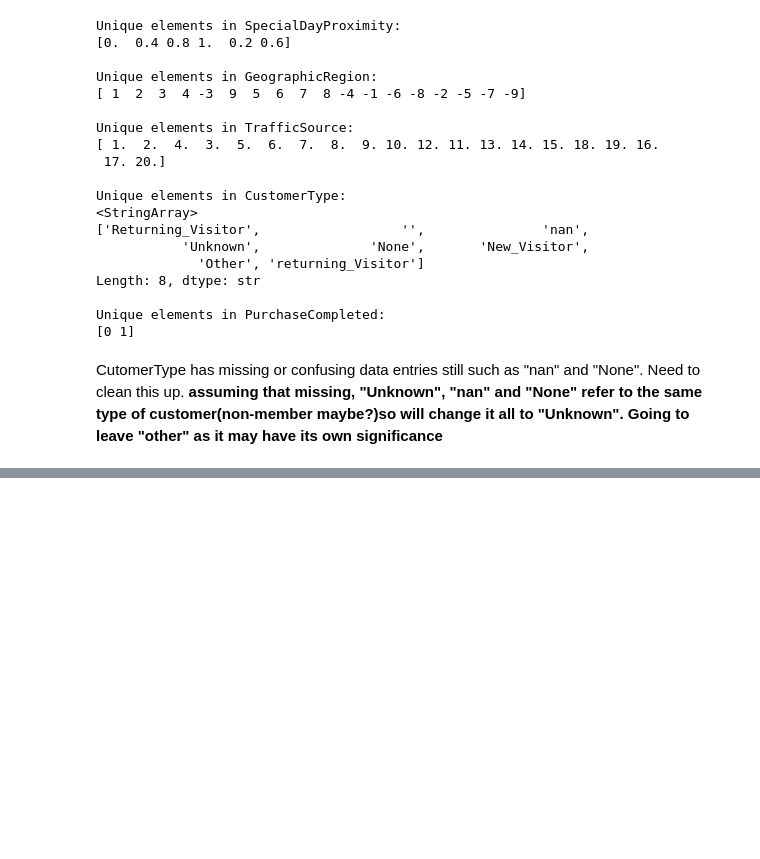
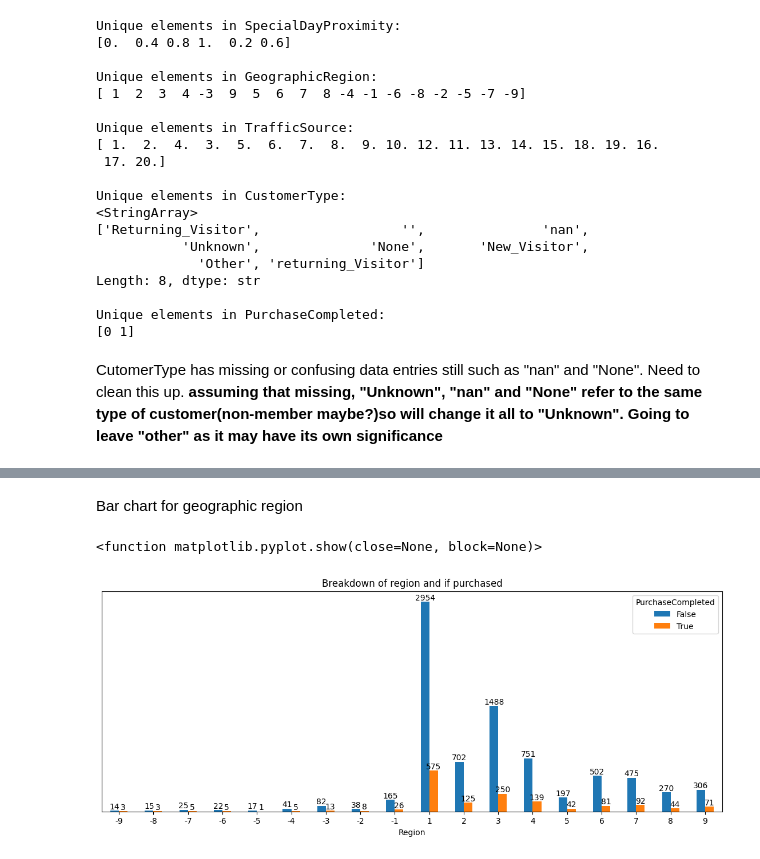
Before and after one commit to R00k3y/EDA_ML_Ecommerce, a Jupyter notebook: eda.ipynb, the cells around one changed output, grey strips where cells are left out. Saved outputs shown, nothing was run; the diff lists cells and outputs as text; code cells hidden in the pictures; blank space fills up the shorter version.

```diff
--- a/eda.ipynb
+++ b/eda.ipynb
@@ -207,0 +293,18 @@ df_cat = df_clean[['SpecialDayProximity', 'GeographicRegion', 'TrafficSource', '
+# %% [markdown]
+Bar chart for geographic region
+# %%
+crosstab_geo = pd.crosstab(index=df_cat['GeographicRegion'], columns=df_cat['PurchaseCompleted'])
+cross_geo_plot = crosstab_geo.plot(kind= 'bar', figsize=(14,5)) # make the chart output wider since this one has many x variables
+
+for g in cross_geo_plot.containers:
+    cross_geo_plot.bar_label(g)
+
+cross_geo_plot.yaxis.set_visible(False)
+
+plt.title('Breakdown of region and if purchased')
+plt.xlabel('Region')
+plt.xticks(rotation =0)
+plt.show
+# %% [output]
+<function matplotlib.pyplot.show(close=None, block=None)>
+[figure, added]
```
Also changed, not shown: parts of 20 cells of this notebook.
